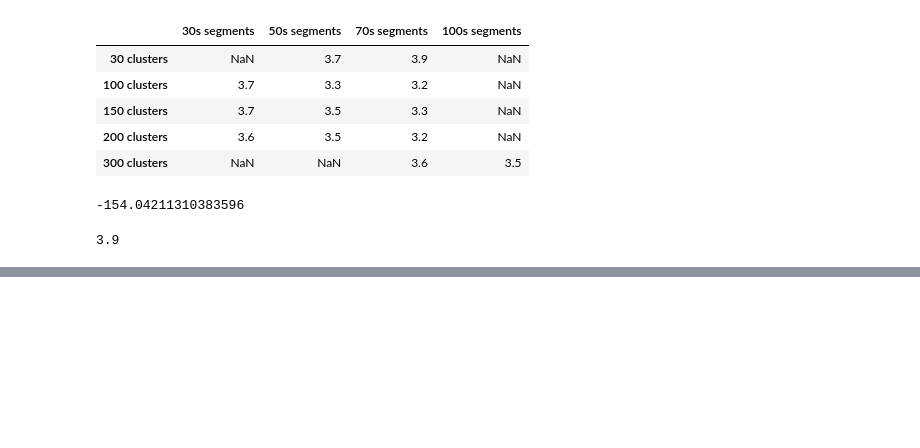
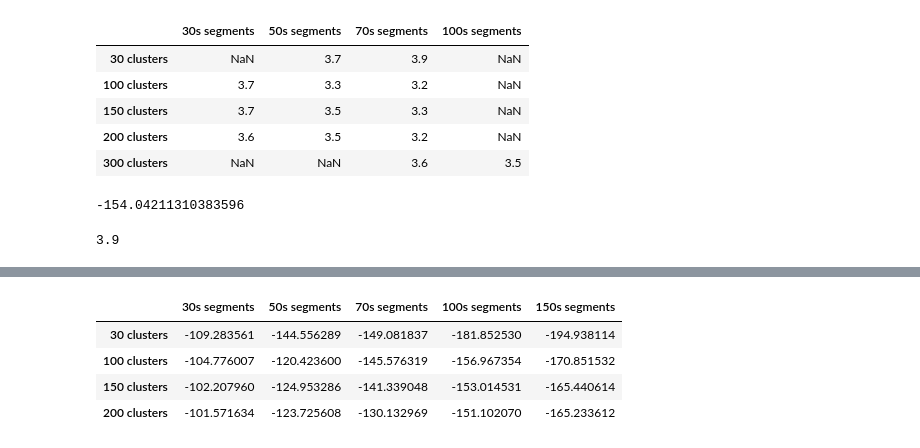
Before and after one commit to jorwatkapola/timeseries_segment_clustering, a Jupyter notebook: segment_clustering.ipynb, the cells around one changed output, grey strips where cells are left out. Saved outputs shown, nothing was run; the diff lists cells and outputs as text; code cells hidden in the pictures; blank space fills up the shorter version.

```diff
--- a/segment_clustering.ipynb
+++ b/segment_clustering.ipynb
@@ -384,0 +412,8 @@ np.mean(np.array(counts))
+# %%
+means_df
+# %% [output]
+|  | 30s segments | 50s segments | 70s segments | 100s segments | 150s segments |
+| 30 clusters | -109.283561 | -144.556289 | -149.081837 | -181.852530 | -194.938114 |
+| 100 clusters | -104.776007 | -120.423600 | -145.576319 | -156.967354 | -170.851532 |
+| 150 clusters | -102.207960 | -124.953286 | -141.339048 | -153.014531 | -165.440614 |
+| 200 clusters | -101.571634 | -123.725608 | -130.132969 | -151.102070 | -165.233612 |
```
Also changed, not shown: parts of 4 cells of this notebook, 1 other file.
